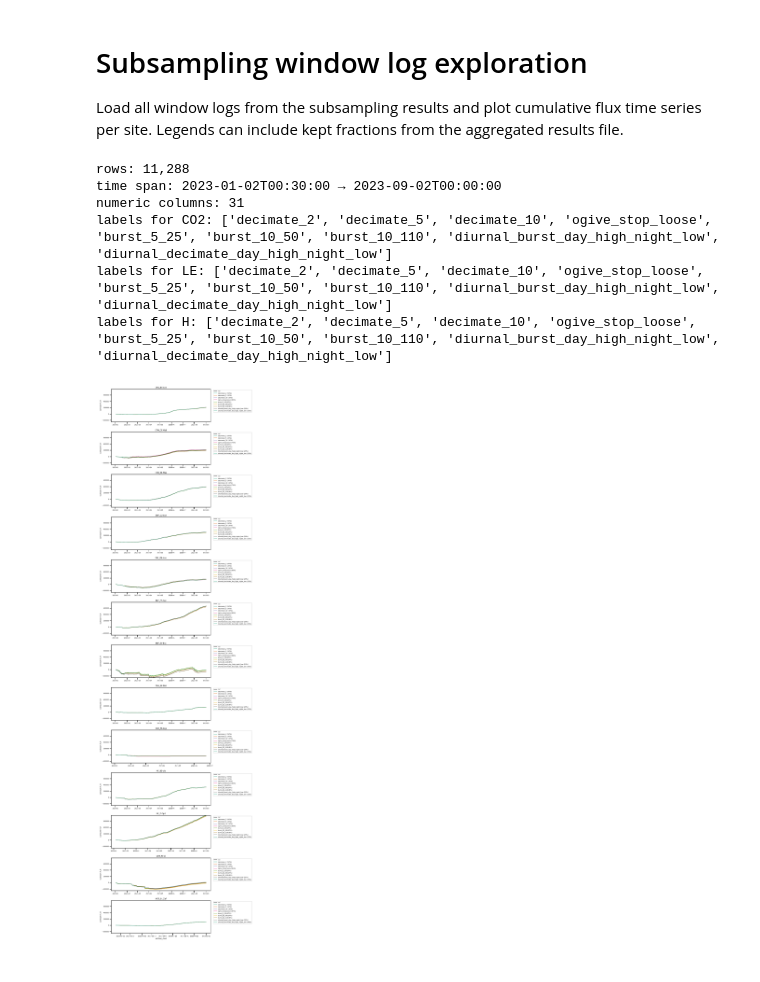
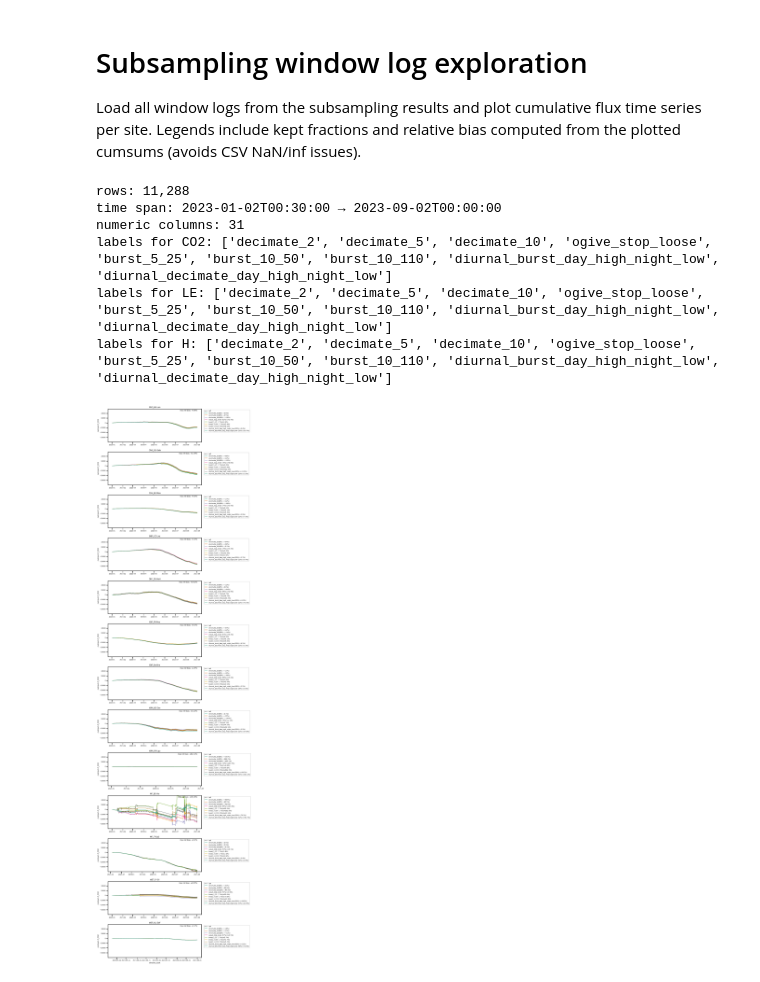
Before and after one commit to geryatejina/minspecs_eddy, a Jupyter notebook: notebooks/subsampling_timeseries_analysis.ipynb, the cells around one changed output. Drawn from its saved outputs; the diff is of its cells as text; code cells hidden in the pictures.

Commit message:
calculate cumulative bias from windows, not pulling it from metrics. Need to check calculation of metrics.

```diff
--- a/notebooks/subsampling_timeseries_analysis.ipynb
+++ b/notebooks/subsampling_timeseries_analysis.ipynb
@@ -1,7 +1,8 @@
 # %% [markdown]
 # Subsampling window log exploration
 
-Load all window logs from the subsampling results and plot cumulative flux time series per site. Legends can include kept fractions from the aggregated results file.
+Load all window logs from the subsampling results and plot cumulative flux time series per site.
+Legends include kept fractions and relative bias computed from the plotted cumsums (avoids CSV NaN/inf issues).
 # %%
 import pathlib as pl
 import pandas as pd
@@ -83,8 +85,8 @@ def cumsum_flux_subplots(
 ):
     """
     Plot cumulative flux for each site in stacked subplots (one column), harmonizing y-limits.
-    kept_lookup: optional {site_key: {label: kept_fraction_mean}} to suffix legend labels (e.g., "decimate_5 (20%)").
-    quantile_clip: optional (low, high) to clip ref by percentiles before plotting.
+    - kept_lookup: optional {site: {label: kept_fraction_mean}}
+    Rel bias is computed from the plotted cumulative series: (cum_deg[-1]-cum_ref[-1]) / |cum_ref[-1]|.
     """
     if not logs:
         print("No logs provided.")
@@ -95,6 +97,7 @@ def cumsum_flux_subplots(
 
     y_min, y_max = (y_limits if y_limits is not None else (np.inf, -np.inf))
     all_series = {}
+    site_max_bias = {}
 
     for key, df_site in logs.items():
         ref_col = f"F_{flux}_ref"
@@ -106,7 +109,6 @@ def cumsum_flux_subplots(
         if not labels:
             continue
 
-        # Optional percentile clip on reference
         working = df_site.copy()
         if quantile_clip:
             ref_vals = working[ref_col].dropna()
@@ -130,21 +132,31 @@ def cumsum_flux_subplots(
         series = []
         ref_df = aligned.drop_duplicates(subset=["window_start"])
         ref_df["cum_ref"] = ref_df[ref_col].cumsum() - ref_df[ref_col].iloc[0]
-        series.append(("ref", ref_df["window_start"], ref_df["cum_ref"], "black"))
+        series.append(("ref", ref_df["window_start"], ref_df["cum_ref"], "black", None))
         if y_limits is None:
             y_min = min(y_min, np.nanmin(ref_df["cum_ref"]))
             y_max = max(y_max, np.nanmax(ref_df["cum_ref"]))
 
         palette = sns.color_palette(cmap, len(labels))
+        max_bias_val = None
+        cum_ref_end = ref_df["cum_ref"].iloc[-1]
         for lbl, color in zip(labels, palette):
             col = f"F_{flux}_{lbl}"
             g = aligned[["window_start", col]].copy()
             g["cum_deg"] = g[col].cumsum() - g[col].iloc[0]
-            series.append((lbl, g["window_start"], g["cum_deg"], color))
+            bias_val = None
+            if np.isfinite(cum_ref_end) and abs(cum_ref_end) > 0:
+                cum_deg_end = g["cum_deg"].iloc[-1]
+                bias_val = (cum_deg_end - cum_ref_end) / abs(cum_ref_end) * 100.0
+            series.append((lbl, g["window_start"], g["cum_deg"], color, bias_val))
             if y_limits is None:
                 y_min = min(y_min, np.nanmin(g["cum_deg"]))
                 y_max = max(y_max, np.nanmax(g["cum_deg"]))
+            if bias_val is not None and np.isfinite(bias_val):
+                max_bias_val = bias_val if max_bias_val is None else max(max_bias_val, bias_val)
 
+        if max_bias_val is not None:
+            site_max_bias[key] = max_bias_val
         all_series[key] = series
 
     if not all_series:
@@ -156,14 +168,16 @@ def cumsum_flux_subplots(
         axes = [axes]
 
     for ax, (key, series) in zip(axes, all_series.items()):
-        for lbl, xvals, yvals, color in series:
-            style = "-" if lbl == "ref" else "-"
+        for lbl, xvals, yvals, color, bias_val in series:
+            style = "--" if lbl == "ref" else "-"
             lw = 1.5 if lbl == "ref" else 1.2
             legend_label = lbl
             if kept_lookup and key in kept_lookup and lbl in kept_lookup[key] and lbl != "ref":
                 frac = kept_lookup[key][lbl]
                 if pd.notna(frac):
-                    legend_label = f"{lbl} ({frac*100:.0f}%)"
+                    legend_label = f"{legend_label} ({frac*100:.0f}%)"
+            if bias_val is not None and np.isfinite(bias_val) and lbl != "ref":
+                legend_label = f"{legend_label} ({bias_val:+.1f}%)"
             ax.plot(xvals, yvals, label=legend_label, linestyle=style, linewidth=lw, color=color)
         ax.set_title(key, fontsize=10)
         ax.set_ylabel(f"cumsum F_{flux}", fontsize=9)
@@ -171,6 +185,12 @@ def cumsum_flux_subplots(
         ax.legend(bbox_to_anchor=(1.02, 1), loc="upper left", fontsize=8, ncol=legend_ncol)
         ax.set_ylim(y_min, y_max)
 
+        if key in site_max_bias and np.isfinite(site_max_bias[key]):
+            txt = f"max rel bias: {site_max_bias[key]:+.1f}%"
+            trans = blended_transform_factory(ax.transData, ax.transAxes)
+            xmax = max(series[0][1]) if series and series[0][1].size else 0
+            ax.text(xmax, 0.98, txt, transform=trans, ha="right", va="top", fontsize=9)
+
     axes[-1].set_xlabel("window_start", fontsize=9)
     fig.tight_layout()
     plt.show()
@@ -179,23 +197,23 @@ def cumsum_flux_subplots(
 # %%
-# Example: load all logs and plot cumulative CO2 cumsums in stacked subplots, with kept fractions in the legend
+# Example: load all logs and plot cumulative CO2 cumsums in stacked subplots, with kept fractions and rel bias in legend
 all_logs = load_all_logs()
 kept_map = load_kept_fraction_map()
 if all_logs:
     log_summary(next(iter(all_logs.values())))
     cumsum_flux_subplots(
         all_logs,
-        flux="H",
+        flux="CO2",
         cmap="Dark2",
         quantile_clip=None,  # e.g., (0.03, 0.97) to drop extremes
         kept_lookup=kept_map,
     )
 else:
     print("No logs found in ROOT.")
 # %% [output]
 rows: 11,288
 time span: 2023-01-02T00:30:00 → 2023-09-02T00:00:00
 numeric columns: 31
 labels for CO2: ['decimate_2', 'decimate_5', 'decimate_10', 'ogive_stop_loose', 'burst_5_25', 'burst_10_50', 'burst_10_110', 'diurnal_burst_day_high_night_low', 'diurnal_decimate_day_high_night_low']
 labels for LE: ['decimate_2', 'decimate_5', 'decimate_10', 'ogive_stop_loose', 'burst_5_25', 'burst_10_50', 'burst_10_110', 'diurnal_burst_day_high_night_low', 'diurnal_decimate_day_high_night_low']
 labels for H: ['decimate_2', 'decimate_5', 'decimate_10', 'ogive_stop_loose', 'burst_5_25', 'burst_10_50', 'burst_10_110', 'diurnal_burst_day_high_night_low', 'diurnal_decimate_day_high_night_low']
-[figure, old version]
+[figure, new version]
```
Also changed, not shown: parts of 2 cells of this notebook.
